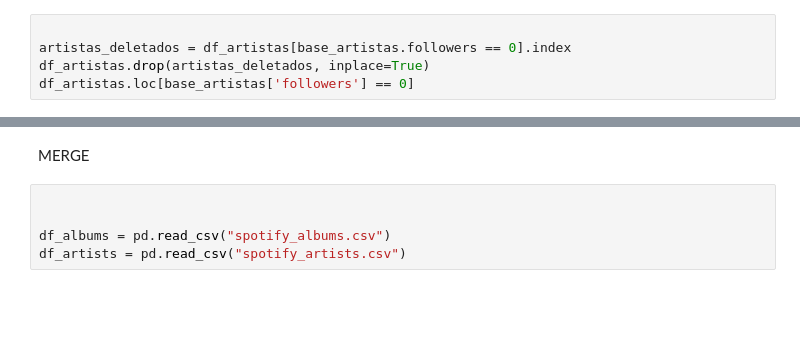
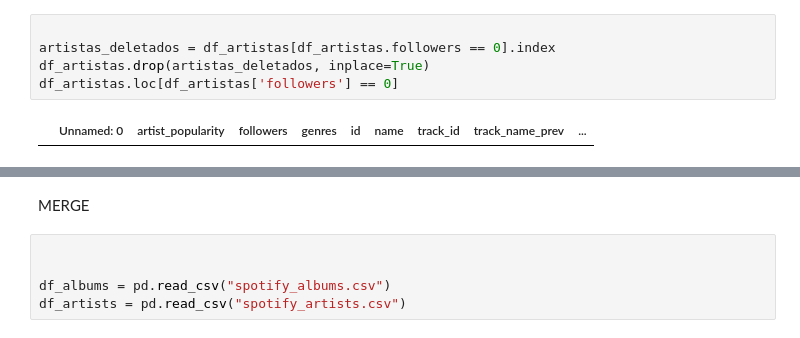
Before and after one commit to mat-haug/Treinamento-1, a Jupyter notebook: Treinamento1 (1).ipynb, the cells around one changed output, grey strips where cells are left out. Saved outputs shown, nothing was run; the diff lists cells and outputs as text; blank space fills up the shorter version.

```diff
--- a/Treinamento1 (1).ipynb
+++ b/Treinamento1 (1).ipynb
@@ -49,5 +47,7 @@ df_artistas.isnull().sum()
 # %%
 
-artistas_deletados = df_artistas[base_artistas.followers == 0].index
+artistas_deletados = df_artistas[df_artistas.followers == 0].index
 df_artistas.drop(artistas_deletados, inplace=True)
-df_artistas.loc[base_artistas['followers'] == 0]
+df_artistas.loc[df_artistas['followers'] == 0]
+# %% [output]
+|  | Unnamed: 0 | artist_popularity | followers | genres | id | name | track_id | track_name_prev | ... |
```
Also changed, not shown: parts of 15 cells of this notebook.
